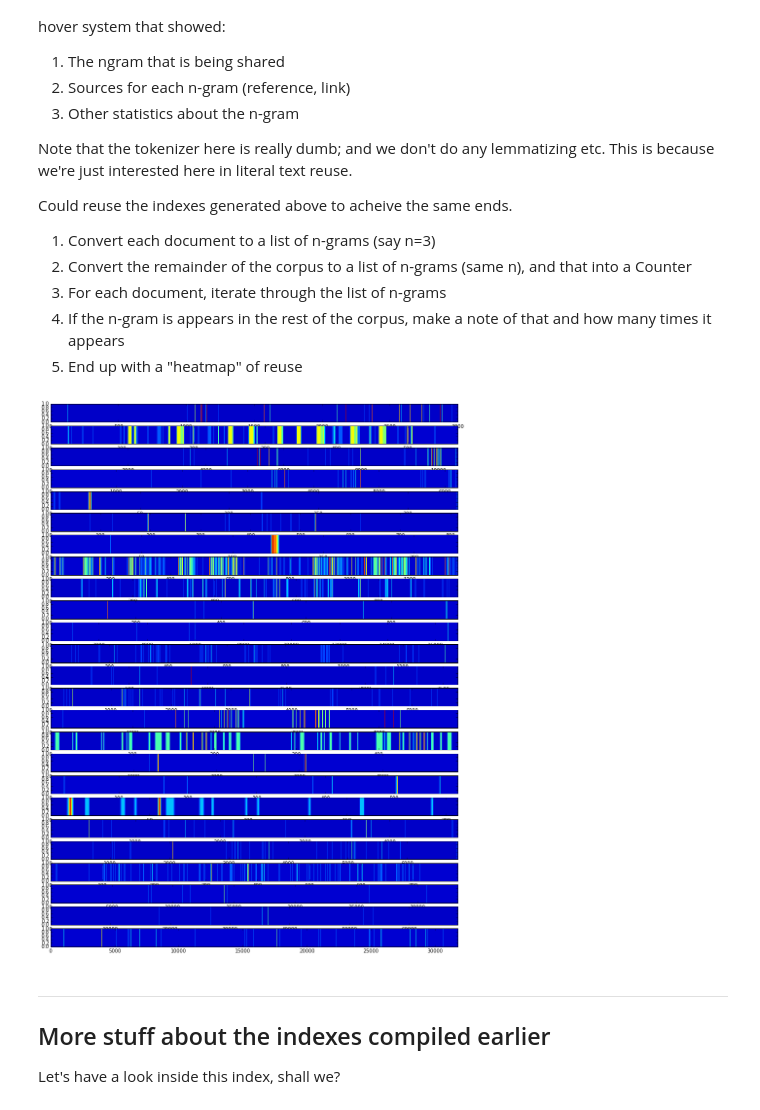
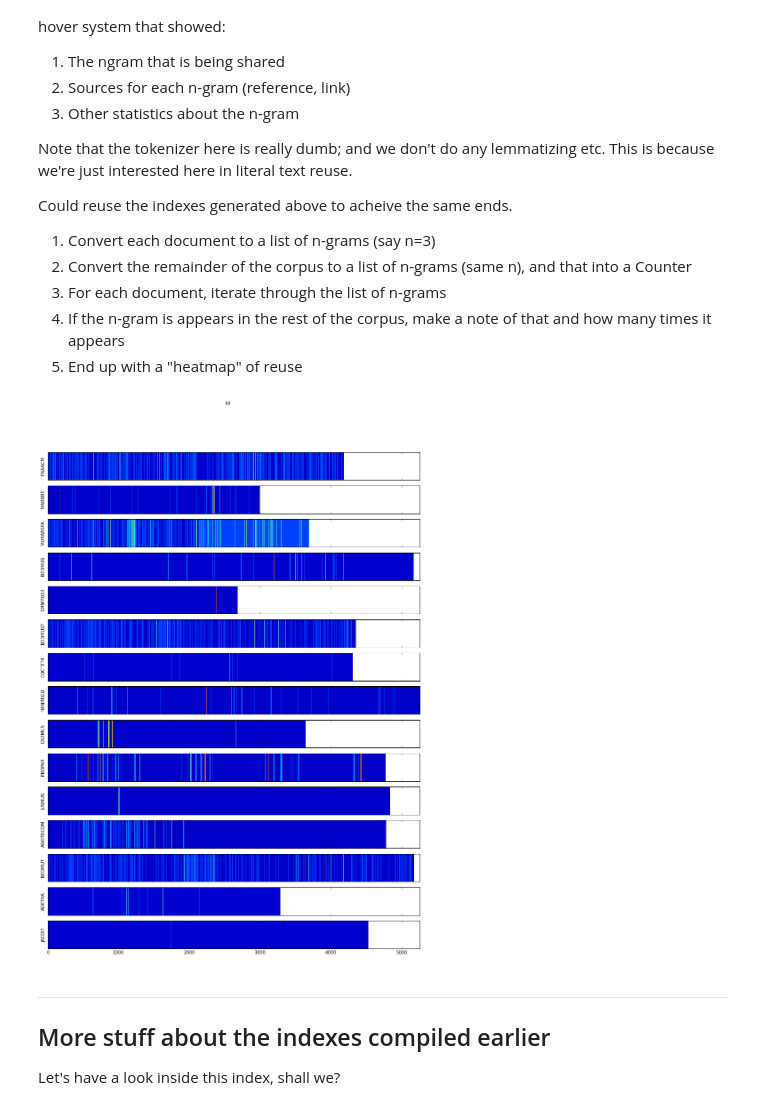
Before and after one commit to eamonnbell/tml-corpus, a Jupyter notebook: TML Corpus Study.ipynb, the cells around one changed output. Cells and saved outputs as stored; diff of their text form; code cells hidden in the pictures.

```diff
--- a/TML Corpus Study.ipynb
+++ b/TML Corpus Study.ipynb
@@ -577,9 +587,9 @@ import random
 
 import itertools
 
-N = 3
+N = 5
 
-sample = random.sample(corpus, 25)
+sample = random.sample([item for item in corpus if 20000 <len(item['body']) < 40000] , 75)
 bodys = [item['body'] for item in sample]
 ids = [item['id'] for item in sample]
 
@@ -616,36 +626,28 @@ def construct_heatmap():
         heatmap.append(a_slice[0])
         documents_ngrams.append(a_slice[1])
 
-def plot_heatmap2():
+def plot_heatmap(size=15):
     # Use subplots and contourf to create heatmap bands (per document)
-    f, axarr = plt.subplots(len(heatmap), figsize=(15, 20))
-    for index, data in enumerate(heatmap):
+    f, axarr = plt.subplots(len(heatmap[:size]), figsize=(15, 20), sharex=True)
+    for index, data in enumerate(heatmap[:size]):
         h = np.array(data)
         x = np.empty([2,h.shape[0]])
         x[:,:] = h
         axarr[index].contourf(x)
-        axarr[index].set_yticklabels('lol')
+        axarr[index].set_ylabel(ids[index])
+        axarr[index].get_yaxis().set_ticks([])
+    f.suptitle('lol')
     f.show()
-
-def plot_heatmap():
-    # First go which just puts everything on the one heatmap
-    length = len(sorted(heatmap,key=len, reverse=True)[0])
-    hm = np.array([xi+[0]*(length-len(xi)) for xi in heatmap])
-    fig, ax = plt.subplots(figsize=(15, 20))
-    ax.set_yticks(np.arange(hm.shape[0])+0.5, minor=False)
-    ax.set_yticklabels(ids)
-    ax.pcolormesh(hm)
-    fig.show()
 # %%
 heatmap = []
 documents_ngrams = []
 
 %matplotlib inline
 construct_heatmap()
-# %%
-plot_heatmap2()
-# %% [output]
-[figure, removed]
+# %%
+plot_heatmap()
+# %% [output]
+[figure, added]
 # %% [markdown]
 ----
 
```
Also changed, not shown: parts of 20 cells of this notebook, 38 other files.
